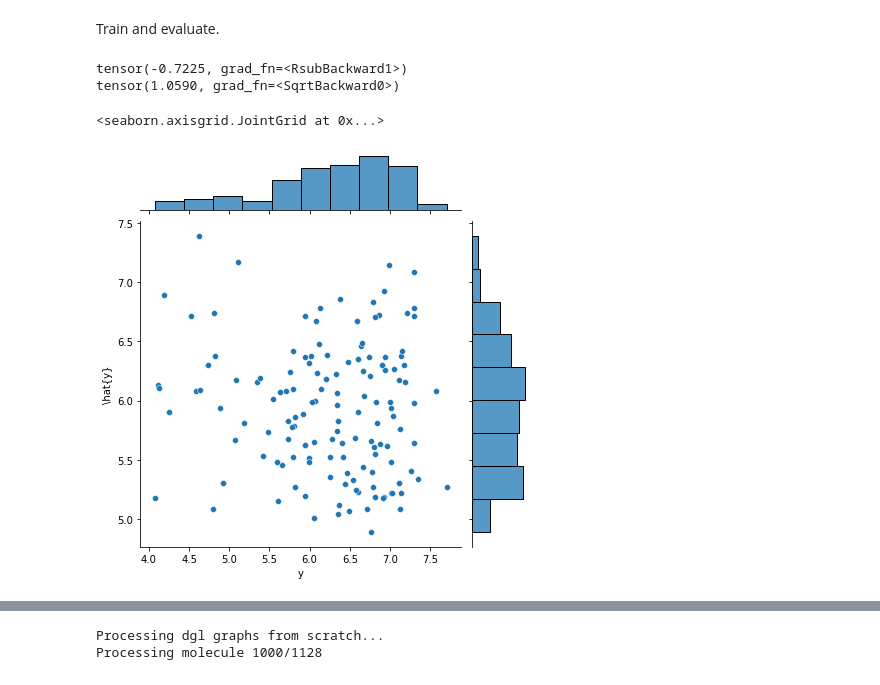
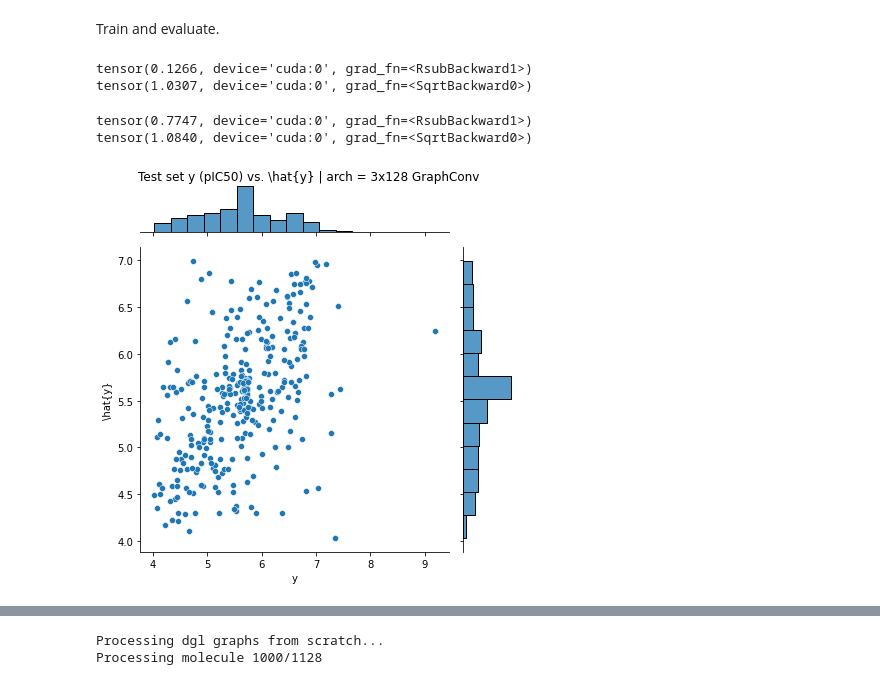
Before and after one commit to yuanqing-wang/malt, a Jupyter notebook: scripts/supervised/pIC50_test.ipynb, the cells around one changed output, grey strips where cells are left out. Drawn from its saved outputs; the diff is of its cells as text; code cells hidden in the pictures.

```diff
--- a/scripts/supervised/pIC50_test.ipynb
+++ b/scripts/supervised/pIC50_test.ipynb
@@ -53,38 +58,39 @@ NameError: name 'dgllife_dataset' is not defined
 # %% [markdown]
 Make model
 # %%
-model_choice = 'nn' # 'nn'
+model_choice = 'gp' # 'nn'
 if model_choice == "gp":
     model = malt.models.supervised_model.GaussianProcessSupervisedModel(
         representation=malt.models.representation.DGLRepresentation(
-            out_features=128,
+            out_features=32,
+            hidden_features=32,
         ),
         regressor=malt.models.regressor.ExactGaussianProcessRegressor(
-            in_features=128, out_features=2,
+            in_features=32, out_features=2,
         ),
         likelihood=malt.models.likelihood.HeteroschedasticGaussianLikelihood(),
-    )
-
+    ).cuda()
 
 elif model_choice == "nn":
     model = malt.models.supervised_model.SimpleSupervisedModel(
         representation=malt.models.representation.DGLRepresentation(
-            out_features=128,
+            out_features=32,
         ),
         regressor=malt.models.regressor.NeuralNetworkRegressor(
-            in_features=128, out_features=1,
+            in_features=32, out_features=1,
         ),
         likelihood=malt.models.likelihood.HomoschedasticGaussianLikelihood(),
-    )
+    ).cuda()
 # %% [markdown]
 Train and evaluate.
 # %%
 trainer = malt.trainer.get_default_trainer(
     without_player=True,
-    batch_size=32, # len(ds_tr),
-    n_epochs=3000,
+    batch_size=len(ds_tr), # len(ds_tr),
+    n_epochs=1600,
     learning_rate=1e-3
 )
+
 model = trainer(model, ds_tr)
 
 r2 = malt.metrics.supervised_metrics.R2()(model, ds_te)
@@ -93,14 +99,34 @@ print(r2)
 rmse = malt.metrics.supervised_metrics.RMSE()(model, ds_te)
 print(rmse)
 # %% [output]
-tensor(-0.7225, grad_fn=<RsubBackward1>)
-tensor(1.0590, grad_fn=<SqrtBackward0>)
+tensor(0.1266, device='cuda:0', grad_fn=<RsubBackward1>)
+tensor(1.0307, device='cuda:0', grad_fn=<SqrtBackward0>)
+# %%
+r2 = malt.metrics.supervised_metrics.R2()(model, ds_tr)
+print(r2)
+
+rmse = malt.metrics.supervised_metrics.RMSE()(model, ds_tr)
+print(rmse)
+# %% [output]
+tensor(0.7747, device='cuda:0', grad_fn=<RsubBackward1>)
+tensor(1.0840, device='cuda:0', grad_fn=<SqrtBackward0>)
 # %%
-ds_te_loader = ds_te.view(batch_size=len(ds_te))
-g, y = next(iter(ds_te_loader))
+import matplotlib.pyplot as plt
+
+g, y = ds_te.batch()
 y_hat = model.condition(g).mean
-g = sns.jointplot(x = ds_te.y, y = y_hat.detach().numpy().ravel())
+
+# idx = torch.argmax(y.ravel() - y_hat)
+# y = torch.cat([y[:idx], y[idx+1:]])
+# y_hat = torch.cat([y_hat[:idx], y_hat[idx+1:]])
+
+g = sns.jointplot(
+    x = y.ravel().tolist(),
+    y = y_hat.ravel().tolist(),
+)
 g.set_axis_labels('y', '\hat{y}')
+g.fig.suptitle('Test set y (pIC50) vs. \hat{y} | arch = 3x128 GraphConv')
+g.fig.tight_layout()
+g.fig.subplots_adjust(top=0.95)
 # %% [output]
-<seaborn.axisgrid.JointGrid at 0x...>
-[figure, old version]
+[figure, new version]
```
Also changed, not shown: parts of 14 cells of this notebook, 3 other files.
